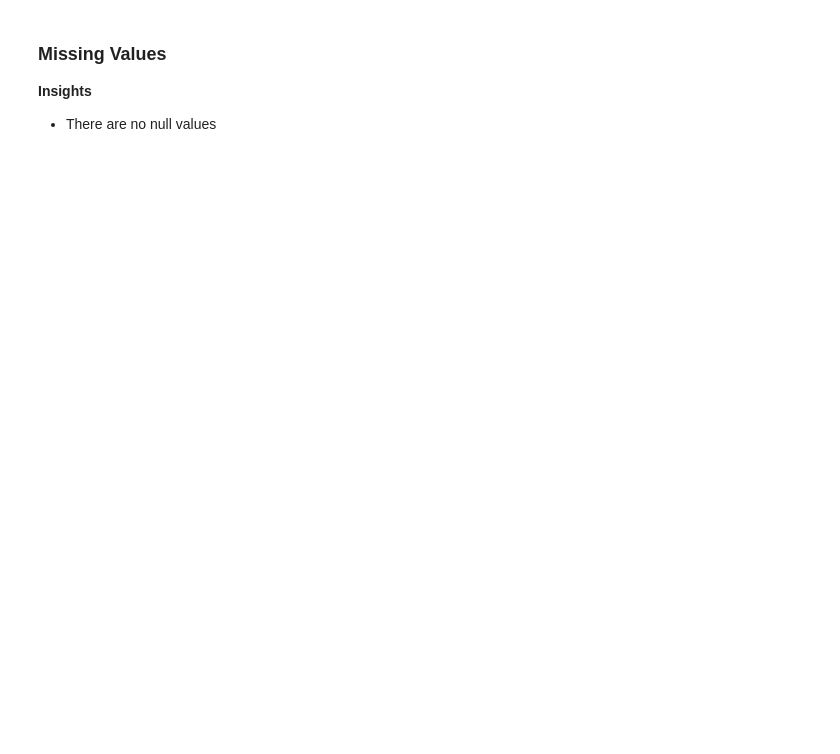
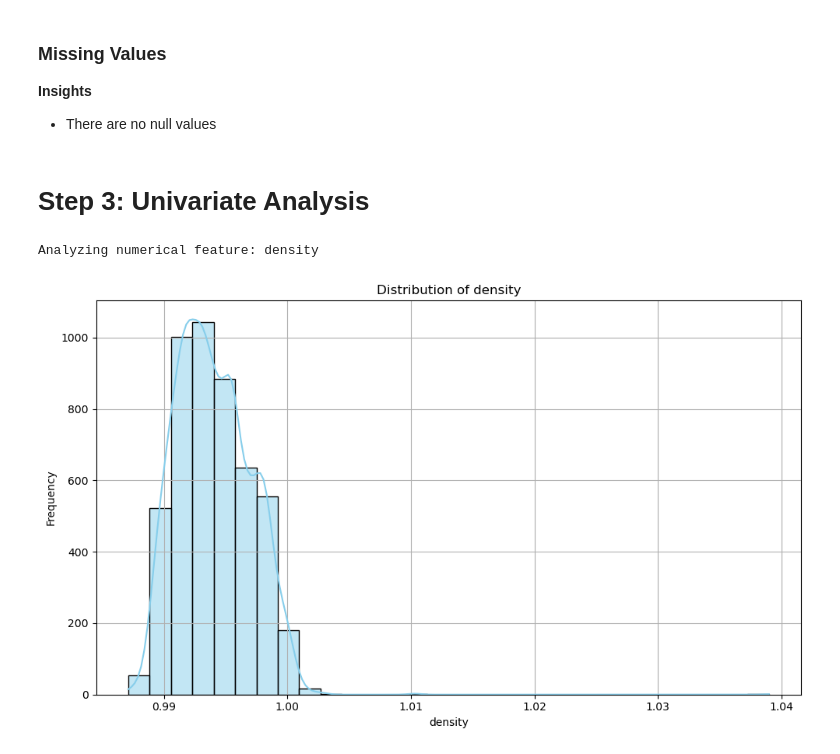
Before and after one commit to Herman-Motcheyo/End-to-end-Machine-Learning-with-Design-pattern, a Jupyter notebook: notebook/EDA.ipynb, the cells around one changed output. Saved outputs shown, nothing was run; the diff lists cells and outputs as text; code cells hidden in the pictures; blank space fills up the shorter version.

```diff
--- a/notebook/EDA.ipynb
+++ b/notebook/EDA.ipynb
@@ -130,3 +135,5 @@ Visualizing Missing Values...
 
 **Insights**
 - There are no null values
+# %% [markdown]
+# Step 3: Univariate Analysis
@@ -132,0 +142,7 @@ Visualizing Missing Values...
+# %%
+univariate_analyzer = UnivariateAnalyzer(NumericalUnivariateAnalysis())
+# %%
+univariate_analyzer.execute_analysis(df, 'density')
+# %% [output]
+Analyzing numerical feature: density
+[figure, added]
```
Also changed, not shown: parts of 5 cells of this notebook, 4 other files.
